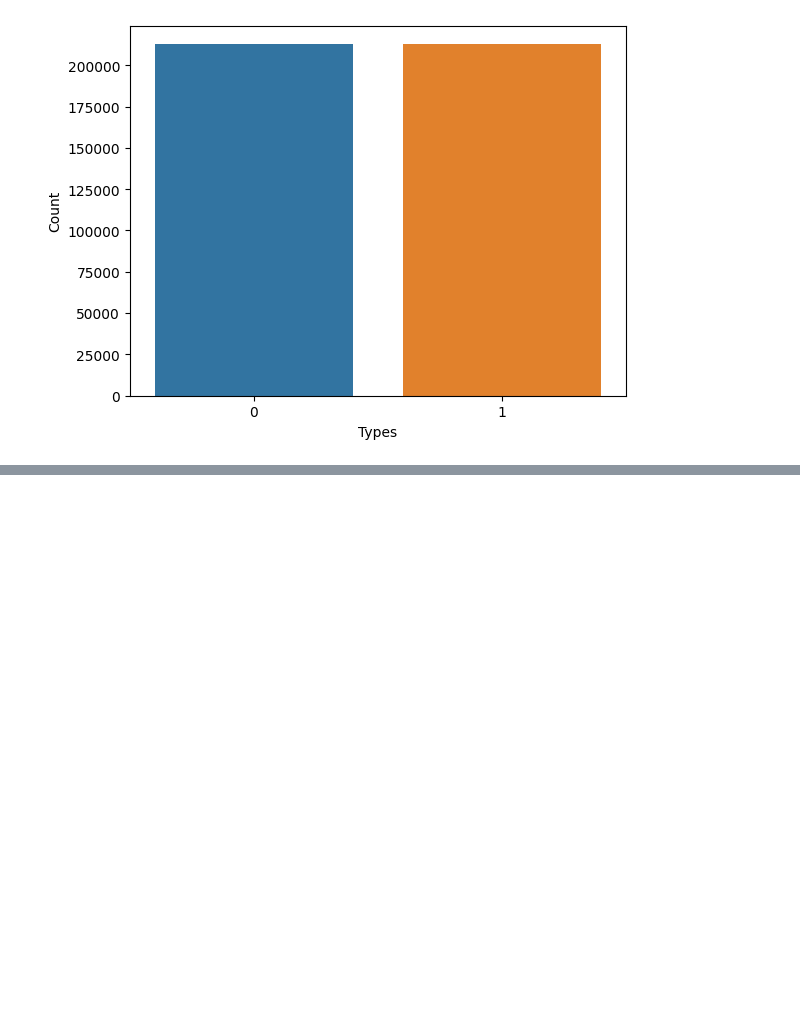
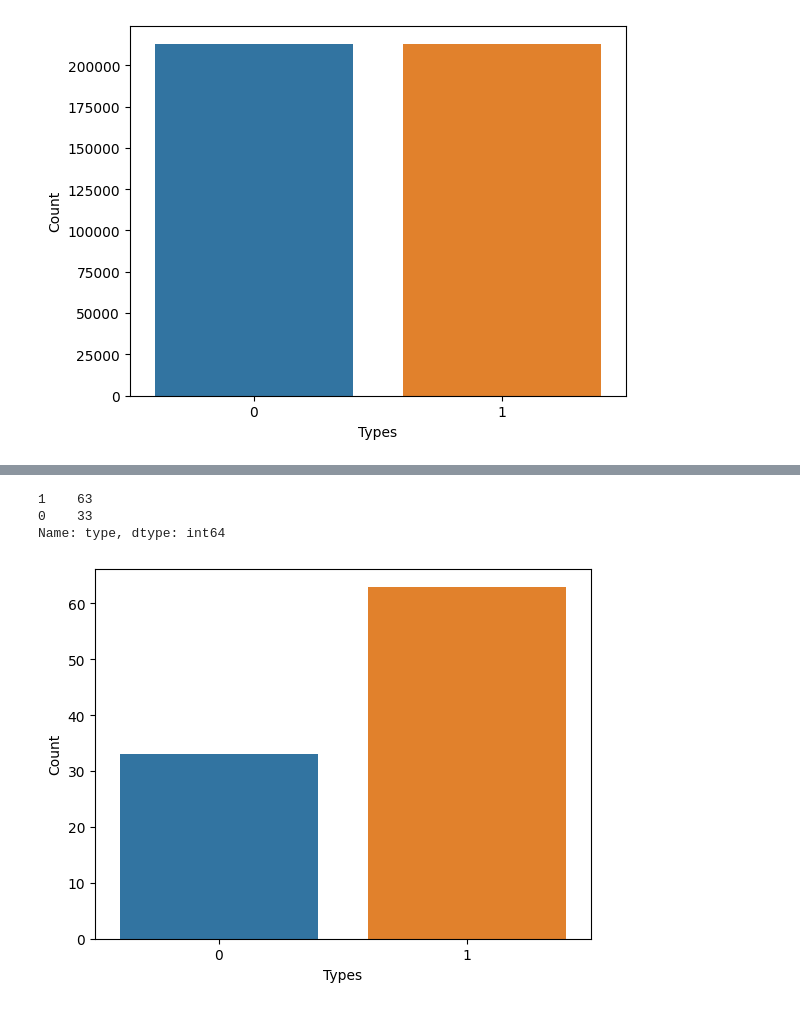
Before and after one commit to KarthikVajja/URLPhishingDetection, a Jupyter notebook: phishingDetection.ipynb, the cells around one changed output, grey strips where cells are left out. Drawn from its saved outputs; the diff is of its cells as text; code cells hidden in the pictures; blank space fills up the shorter version.

```diff
--- a/phishingDetection.ipynb
+++ b/phishingDetection.ipynb
@@ -473,0 +522,11 @@ Text(0, 0.5, 'Count')
+# %%
+with_special_caharacters = data[data['$']>0]
+sns.barplot(x=with_special_caharacters['type'].value_counts().index, y=with_special_caharacters['type'].value_counts())
+plt.xlabel('Types')
+plt.ylabel('Count')
+with_special_caharacters['type'].value_counts()
+# %% [output]
+1    63
+0    33
+Name: type, dtype: int64
+[figure, added]
```
Also changed, not shown: parts of 19 cells of this notebook.
